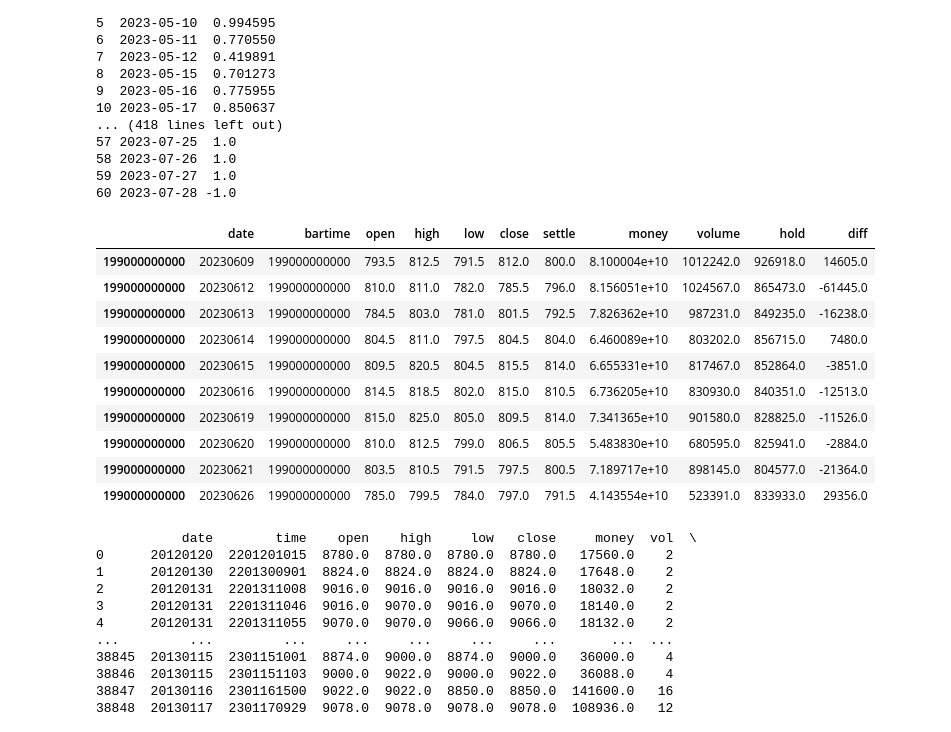
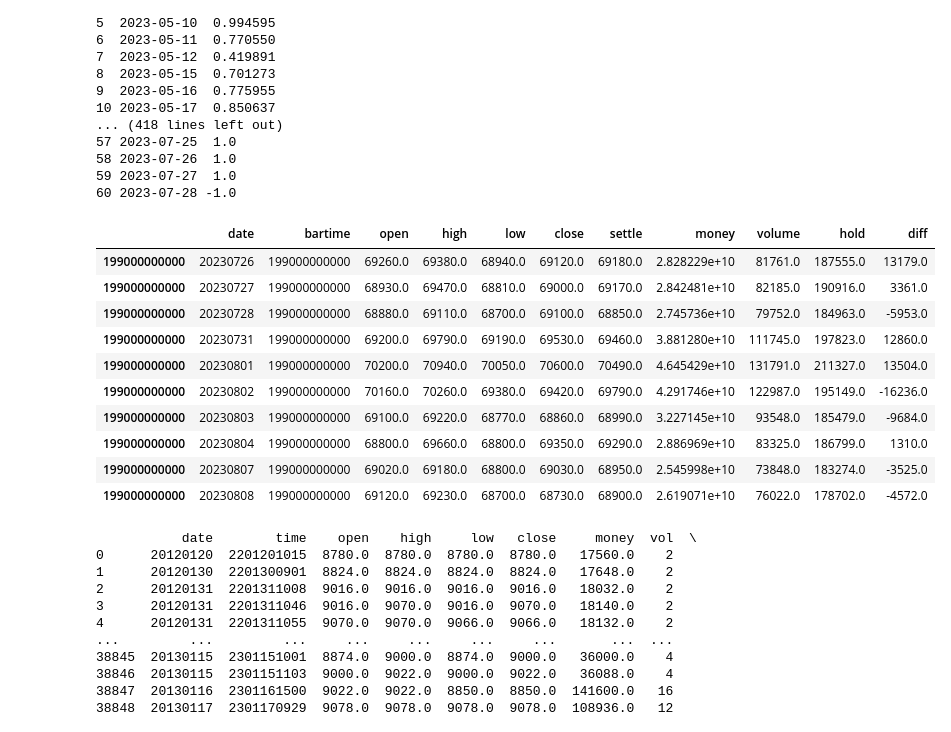
Before and after one commit to harvey1673/pyktrader3, a Jupyter notebook: bktest/data conversion to wtpy.ipynb, the cells around one changed output. Saved outputs shown, nothing was run; the diff lists cells and outputs as text; code cells hidden in the pictures.

```diff
--- a/bktest/data conversion to wtpy.ipynb
+++ b/bktest/data conversion to wtpy.ipynb
@@ -114,25 +116,25 @@ save_ticks_to_wt_store(
         exclusion_list=[])
 # %%
 period = 'day'
-exch = 'DCE'
-cont = 'i2309'
+exch = 'SHFE'
+cont = 'cu2309'
 src_folder = 'c:/dev/wtdev/storage/his'
 filename = '%s/%s/%s/%s.dsb' % (src_folder, period, exch, cont)
 dtHelper = WtDataHelper()
 curr_df = dtHelper.read_dsb_bars(filename).to_df()
 curr_df.tail(10)
 # %% [output]
 |  | date | bartime | open | high | low | close | settle | money | volume | hold | diff |
-| 199000000000 | 20230609 | 199000000000 | 793.5 | 812.5 | 791.5 | 812.0 | 800.0 | 8.100004e+10 | 1012242.0 | 926918.0 | 14605.0 |
-| 199000000000 | 20230612 | 199000000000 | 810.0 | 811.0 | 782.0 | 785.5 | 796.0 | 8.156051e+10 | 1024567.0 | 865473.0 | -61445.0 |
-| 199000000000 | 20230613 | 199000000000 | 784.5 | 803.0 | 781.0 | 801.5 | 792.5 | 7.826362e+10 | 987231.0 | 849235.0 | -16238.0 |
-| 199000000000 | 20230614 | 199000000000 | 804.5 | 811.0 | 797.5 | 804.5 | 804.0 | 6.460089e+10 | 803202.0 | 856715.0 | 7480.0 |
-| 199000000000 | 20230615 | 199000000000 | 809.5 | 820.5 | 804.5 | 815.5 | 814.0 | 6.655331e+10 | 817467.0 | 852864.0 | -3851.0 |
-| 199000000000 | 20230616 | 199000000000 | 814.5 | 818.5 | 802.0 | 815.0 | 810.5 | 6.736205e+10 | 830930.0 | 840351.0 | -12513.0 |
-| 199000000000 | 20230619 | 199000000000 | 815.0 | 825.0 | 805.0 | 809.5 | 814.0 | 7.341365e+10 | 901580.0 | 828825.0 | -11526.0 |
-| 199000000000 | 20230620 | 199000000000 | 810.0 | 812.5 | 799.0 | 806.5 | 805.5 | 5.483830e+10 | 680595.0 | 825941.0 | -2884.0 |
-| 199000000000 | 20230621 | 199000000000 | 803.5 | 810.5 | 791.5 | 797.5 | 800.5 | 7.189717e+10 | 898145.0 | 804577.0 | -21364.0 |
-| 199000000000 | 20230626 | 199000000000 | 785.0 | 799.5 | 784.0 | 797.0 | 791.5 | 4.143554e+10 | 523391.0 | 833933.0 | 29356.0 |
+| 199000000000 | 20230726 | 199000000000 | 69260.0 | 69380.0 | 68940.0 | 69120.0 | 69180.0 | 2.828229e+10 | 81761.0 | 187555.0 | 13179.0 |
+| 199000000000 | 20230727 | 199000000000 | 68930.0 | 69470.0 | 68810.0 | 69000.0 | 69170.0 | 2.842481e+10 | 82185.0 | 190916.0 | 3361.0 |
+| 199000000000 | 20230728 | 199000000000 | 68880.0 | 69110.0 | 68700.0 | 69100.0 | 68850.0 | 2.745736e+10 | 79752.0 | 184963.0 | -5953.0 |
+| 199000000000 | 20230731 | 199000000000 | 69200.0 | 69790.0 | 69190.0 | 69530.0 | 69460.0 | 3.881280e+10 | 111745.0 | 197823.0 | 12860.0 |
+| 199000000000 | 20230801 | 199000000000 | 70200.0 | 70940.0 | 70050.0 | 70600.0 | 70490.0 | 4.645429e+10 | 131791.0 | 211327.0 | 13504.0 |
+| 199000000000 | 20230802 | 199000000000 | 70160.0 | 70260.0 | 69380.0 | 69420.0 | 69790.0 | 4.291746e+10 | 122987.0 | 195149.0 | -16236.0 |
+| 199000000000 | 20230803 | 199000000000 | 69100.0 | 69220.0 | 68770.0 | 68860.0 | 68990.0 | 3.227145e+10 | 93548.0 | 185479.0 | -9684.0 |
+| 199000000000 | 20230804 | 199000000000 | 68800.0 | 69660.0 | 68800.0 | 69350.0 | 69290.0 | 2.886969e+10 | 83325.0 | 186799.0 | 1310.0 |
+| 199000000000 | 20230807 | 199000000000 | 69020.0 | 69180.0 | 68800.0 | 69030.0 | 68950.0 | 2.545998e+10 | 73848.0 | 183274.0 | -3525.0 |
+| 199000000000 | 20230808 | 199000000000 | 69120.0 | 69230.0 | 68700.0 | 68730.0 | 68900.0 | 2.619071e+10 | 76022.0 | 178702.0 | -4572.0 |
 # %%
 sdate = datetime.date(2000,1,1)
 edate = datetime.date(2022,9,30)
```
Also changed, not shown: parts of 1 cell of this notebook, 5 other files.
